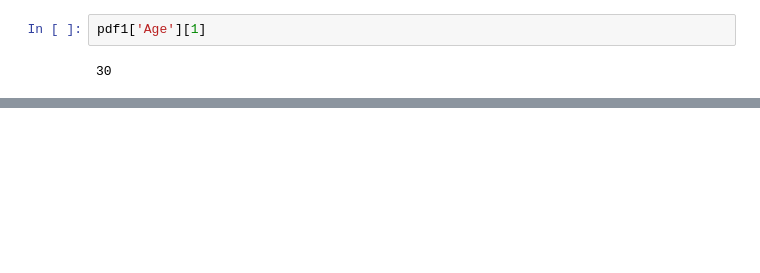
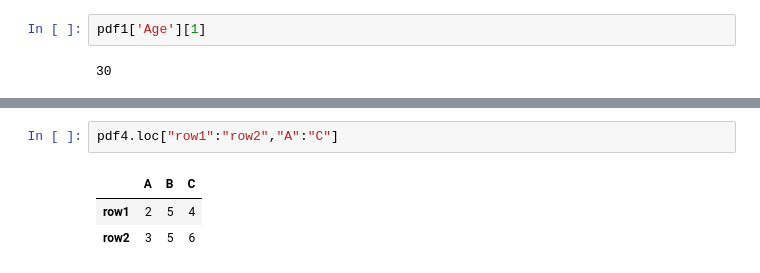
Before and after one commit to parqcxsmxxxii/python-exam, a Jupyter notebook: pandasdf.ipynb, the cells around one changed output, grey strips where cells are left out. Cells and saved outputs as stored; diff of their text form; blank space fills up the shorter version.

```diff
--- a/pandasdf.ipynb
+++ b/pandasdf.ipynb
@@ -280,0 +340,6 @@ pdf1['Age'][1]
+# %%
+pdf4.loc["row1":"row2","A":"C"]
+# %% [output]
+|  | A | B | C |
+| row1 | 2 | 5 | 4 |
+| row2 | 3 | 5 | 6 |
```
Also changed, not shown: parts of 14 cells of this notebook.
